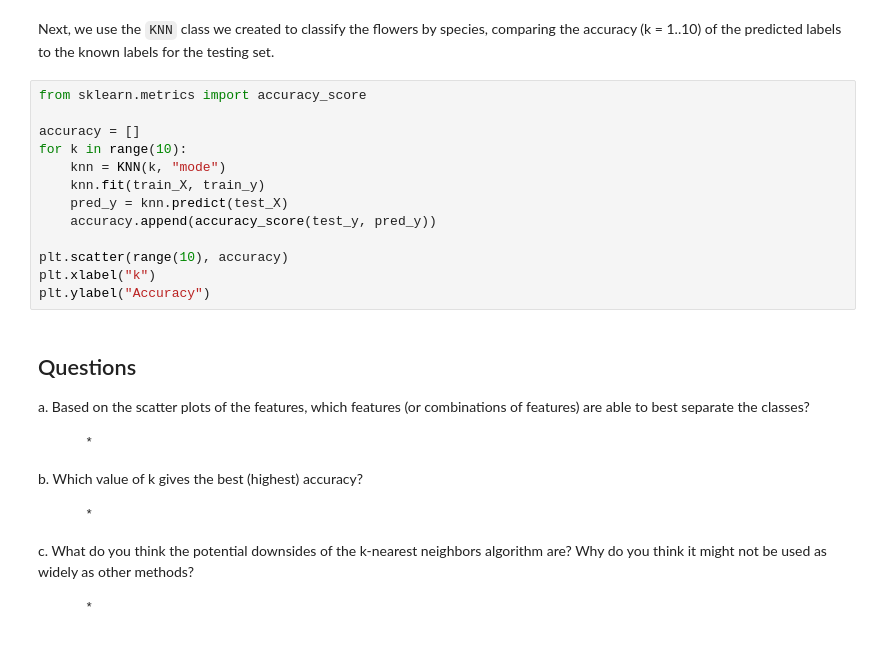
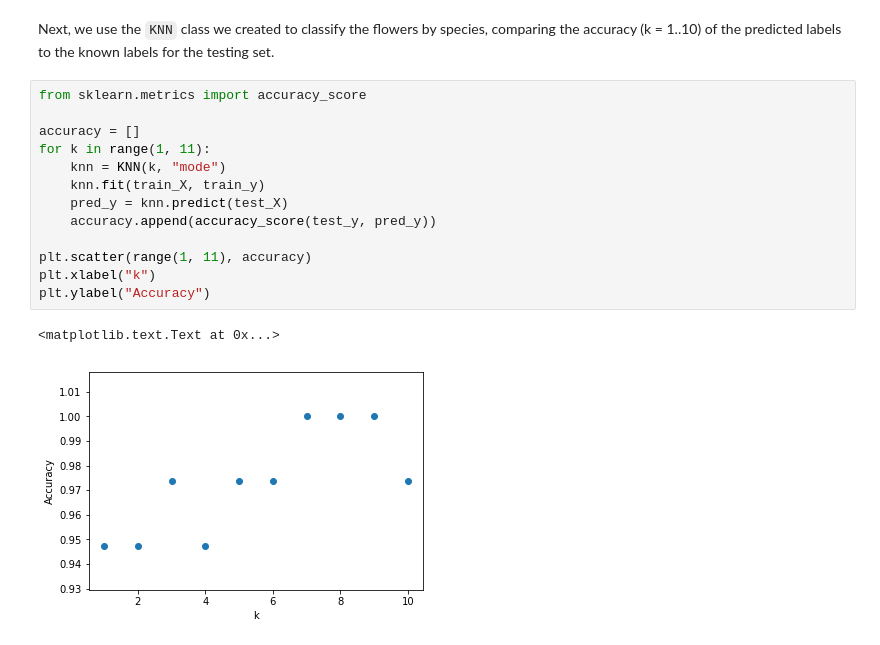
Before and after one commit to rockboynton/Machine-Learning, a Jupyter notebook: Lab2/boynton_lab02.ipynb, the cells around one changed output. Saved outputs shown, nothing was run; the diff lists cells and outputs as text.

Commit message:
Plot accuracies of k's

```diff
--- a/Lab2/boynton_lab02.ipynb
+++ b/Lab2/boynton_lab02.ipynb
@@ -70,29 +67,16 @@ Next, we use the `KNN` class we created to classify the flowers by species, comp
 # %%
 from sklearn.metrics import accuracy_score
 
 accuracy = []
-for k in range(10):
+for k in range(1, 11):
     knn = KNN(k, "mode")
     knn.fit(train_X, train_y)
     pred_y = knn.predict(test_X)
     accuracy.append(accuracy_score(test_y, pred_y))
 
-plt.scatter(range(10), accuracy)
+plt.scatter(range(1, 11), accuracy)
 plt.xlabel("k")
 plt.ylabel("Accuracy")
+# %% [output]
+<matplotlib.text.Text at 0x...>
+[figure, added]
-# %% [markdown]
-## Questions
-
-a. Based on the scatter plots of the features, which features (or combinations of features)
-are able to best separate the classes?
-
-        *
-
-b. Which value of k gives the best (highest) accuracy?
-
-        *
-
-c. What do you think the potential downsides of the k-nearest neighbors algorithm are?
-Why do you think it might not be used as widely as other methods?
-
-        *
```
Also changed, not shown: parts of 2 cells of this notebook.
